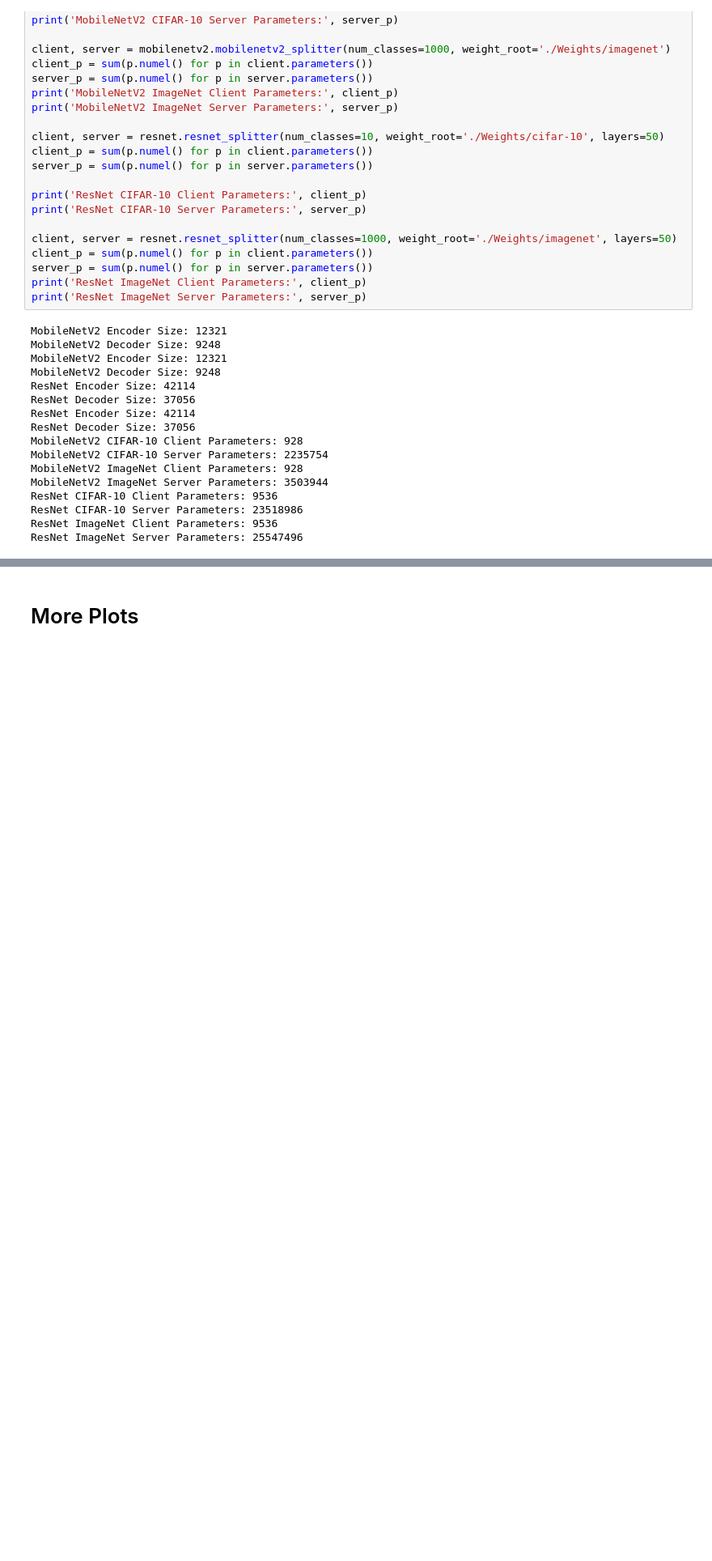
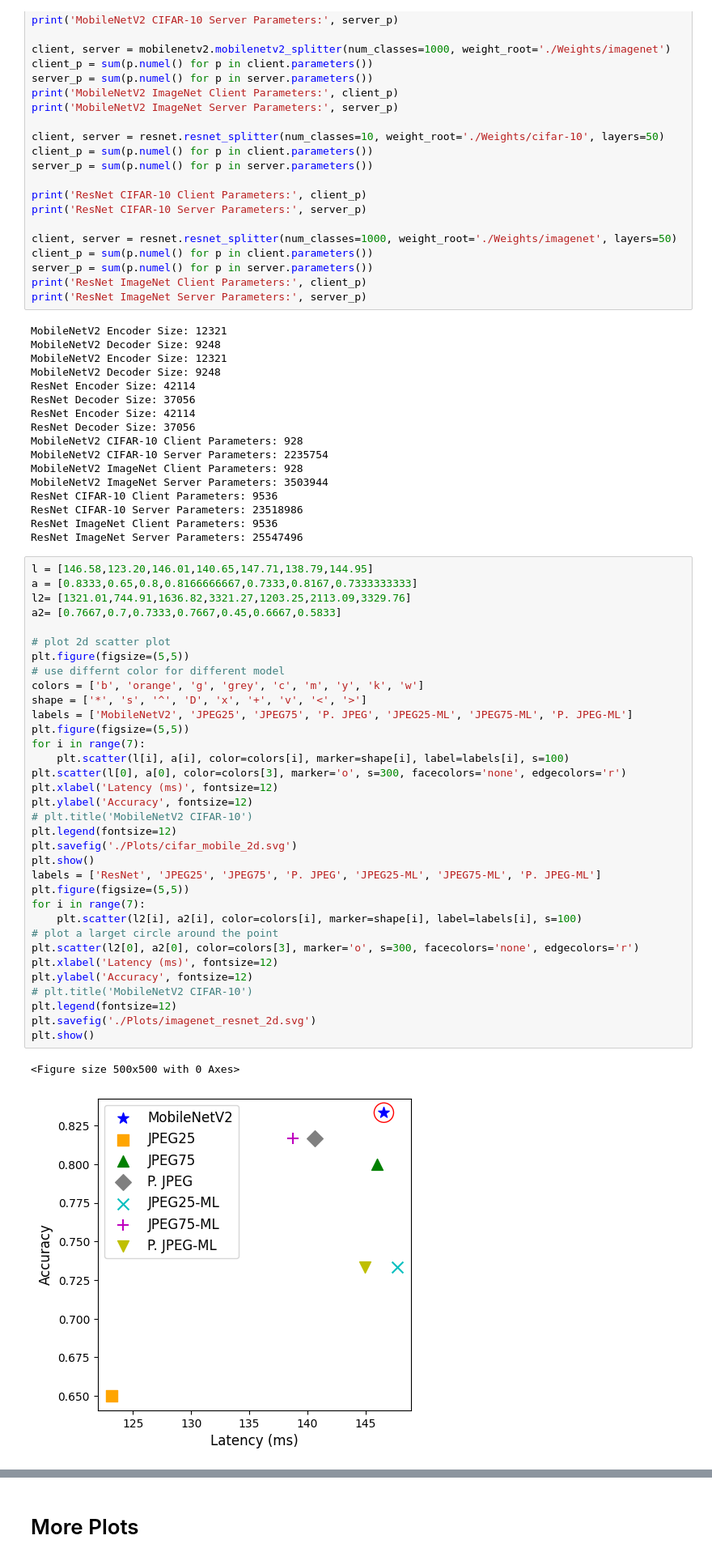
Before and after one commit to TonyPeng-2018/Adaptfilter, a Jupyter notebook: plot_result.ipynb, the cells around one changed output, grey strips where cells are left out. Shown at 81% size. Cells and saved outputs as stored; diff of their text form; blank space fills up the shorter version.

```diff
--- a/plot_result.ipynb
+++ b/plot_result.ipynb
@@ -1806,3 +1806,40 @@ ResNet CIFAR-10 Client Parameters: 9536
 ResNet CIFAR-10 Server Parameters: 23518986
 ResNet ImageNet Client Parameters: 9536
 ResNet ImageNet Server Parameters: 25547496
+# %%
+l = [146.58,123.20,146.01,140.65,147.71,138.79,144.95]
+a = [0.8333,0.65,0.8,0.8166666667,0.7333,0.8167,0.7333333333]
+l2= [1321.01,744.91,1636.82,3321.27,1203.25,2113.09,3329.76]
+a2= [0.7667,0.7,0.7333,0.7667,0.45,0.6667,0.5833]
+
+# plot 2d scatter plot
+plt.figure(figsize=(5,5))
+# use differnt color for different model
+colors = ['b', 'orange', 'g', 'grey', 'c', 'm', 'y', 'k', 'w']
+shape = ['*', 's', '^', 'D', 'x', '+', 'v', '<', '>']
+labels = ['MobileNetV2', 'JPEG25', 'JPEG75', 'P. JPEG', 'JPEG25-ML', 'JPEG75-ML', 'P. JPEG-ML']
+plt.figure(figsize=(5,5))
+for i in range(7):
+    plt.scatter(l[i], a[i], color=colors[i], marker=shape[i], label=labels[i], s=100)
+plt.scatter(l[0], a[0], color=colors[3], marker='o', s=300, facecolors='none', edgecolors='r')
+plt.xlabel('Latency (ms)', fontsize=12)
+plt.ylabel('Accuracy', fontsize=12)
+# plt.title('MobileNetV2 CIFAR-10')
+plt.legend(fontsize=12)
+plt.savefig('./Plots/cifar_mobile_2d.svg')
+plt.show()
+labels = ['ResNet', 'JPEG25', 'JPEG75', 'P. JPEG', 'JPEG25-ML', 'JPEG75-ML', 'P. JPEG-ML']
+plt.figure(figsize=(5,5))
+for i in range(7):
+    plt.scatter(l2[i], a2[i], color=colors[i], marker=shape[i], label=labels[i], s=100)
+# plot a larget circle around the point
+plt.scatter(l2[0], a2[0], color=colors[3], marker='o', s=300, facecolors='none', edgecolors='r')
+plt.xlabel('Latency (ms)', fontsize=12)
+plt.ylabel('Accuracy', fontsize=12)
+# plt.title('MobileNetV2 CIFAR-10')
+plt.legend(fontsize=12)
+plt.savefig('./Plots/imagenet_resnet_2d.svg')
+plt.show()
+# %% [output]
+<Figure size 500x500 with 0 Axes>
+[figure, added]
```
Also changed, not shown: parts of 4 cells of this notebook, 24 other files.
